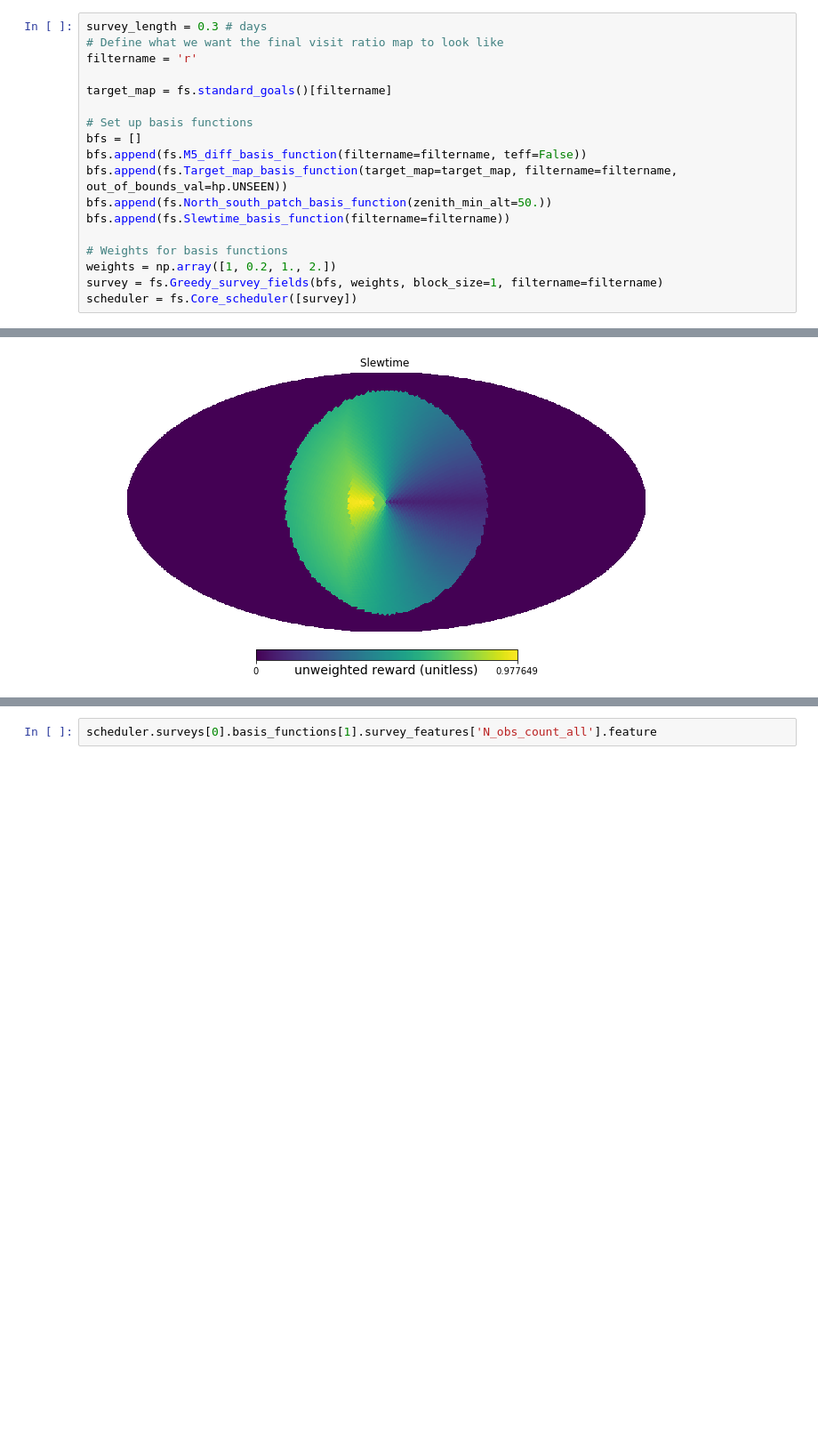
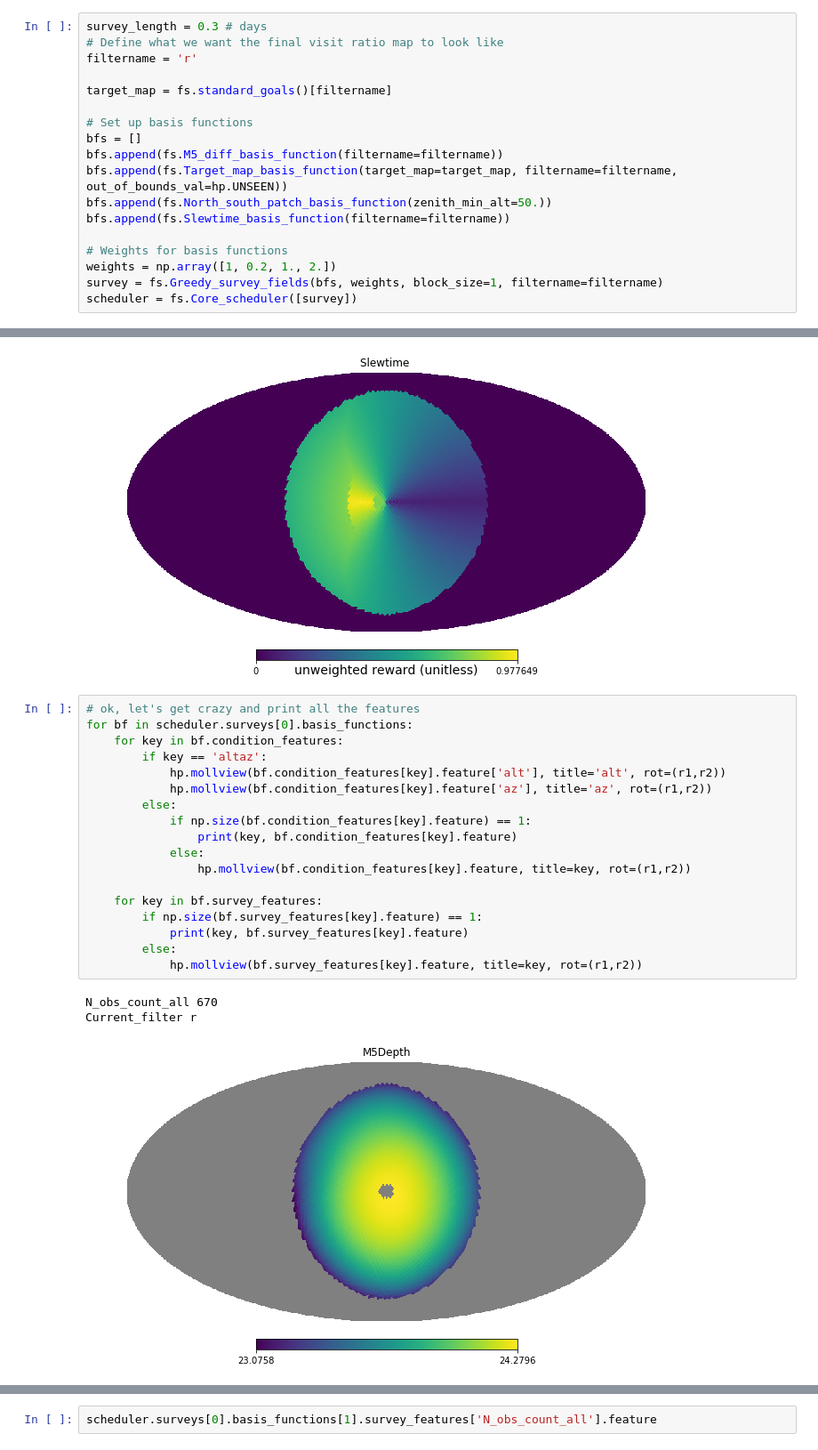
Before and after one commit to lsst-sims/legacy_sims_featureScheduler, a Jupyter notebook: examples/Standards/example_inspection.ipynb, the cells around one changed output, grey strips where cells are left out. Shown: that part at 89% size. Cells and saved outputs as stored; diff of their text form; blank space fills up the shorter version.

```diff
--- a/examples/Standards/example_inspection.ipynb
+++ b/examples/Standards/example_inspection.ipynb
@@ -14,7 +14,7 @@ target_map = fs.standard_goals()[filtername]
 
 # Set up basis functions
 bfs = []
-bfs.append(fs.M5_diff_basis_function(filtername=filtername, teff=False))
+bfs.append(fs.M5_diff_basis_function(filtername=filtername))
 bfs.append(fs.Target_map_basis_function(target_map=target_map, filtername=filtername, out_of_bounds_val=hp.UNSEEN))
 bfs.append(fs.North_south_patch_basis_function(zenith_min_alt=50.))
 bfs.append(fs.Slewtime_basis_function(filtername=filtername))
@@ -67,3 +67,25 @@ for bf in scheduler.surveys[0].basis_functions:
 [figure]
 [figure]
 [figure]
+# %%
+# ok, let's get crazy and print all the features
+for bf in scheduler.surveys[0].basis_functions:
+    for key in bf.condition_features:
+        if key == 'altaz':
+            hp.mollview(bf.condition_features[key].feature['alt'], title='alt', rot=(r1,r2))
+            hp.mollview(bf.condition_features[key].feature['az'], title='az', rot=(r1,r2))
+        else:
+            if np.size(bf.condition_features[key].feature) == 1:
+                print(key, bf.condition_features[key].feature)
+            else:
+                hp.mollview(bf.condition_features[key].feature, title=key, rot=(r1,r2))
+
+    for key in bf.survey_features:
+        if np.size(bf.survey_features[key].feature) == 1:
+            print(key, bf.survey_features[key].feature)
+        else:
+            hp.mollview(bf.survey_features[key].feature, title=key, rot=(r1,r2))
+# %% [output]
+N_obs_count_all 670
+Current_filter r
+[figure, added]
```
Also changed, not shown: parts of 2 cells of this notebook.
